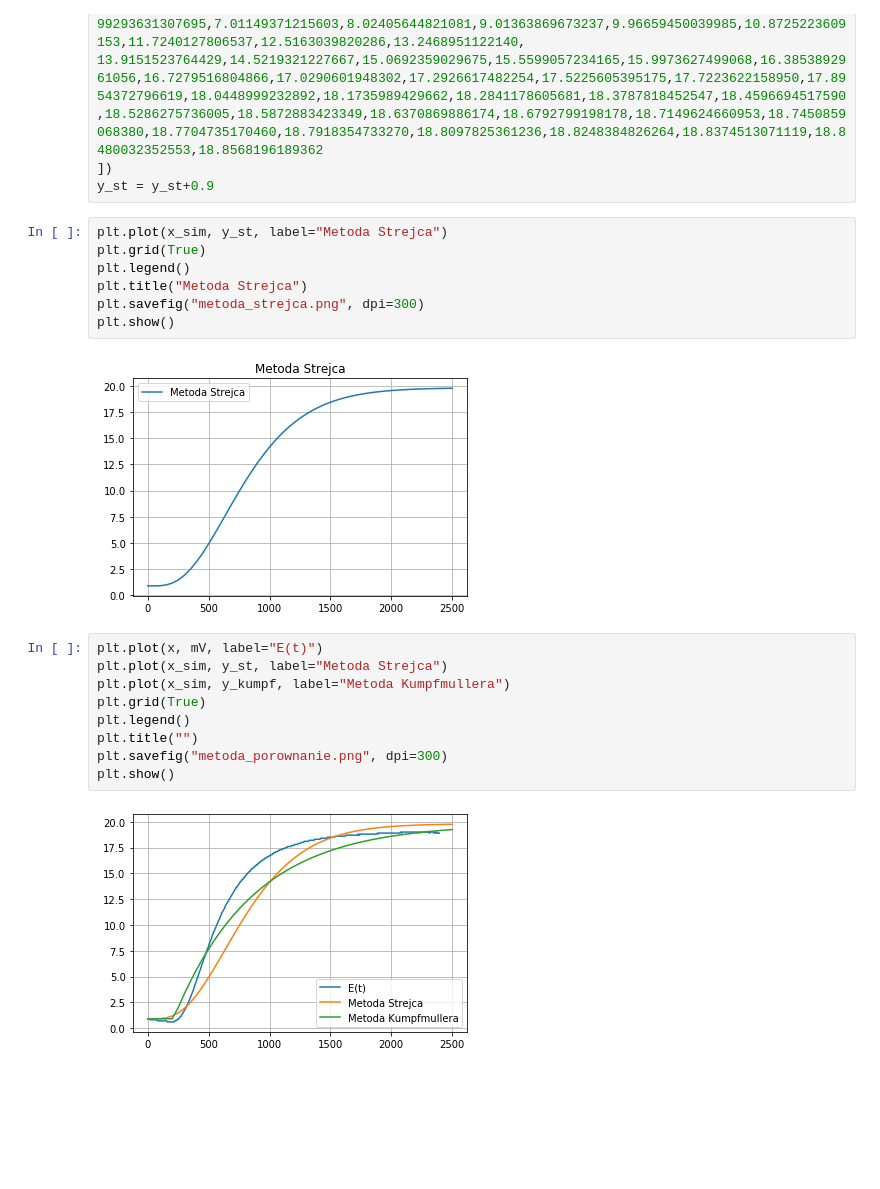
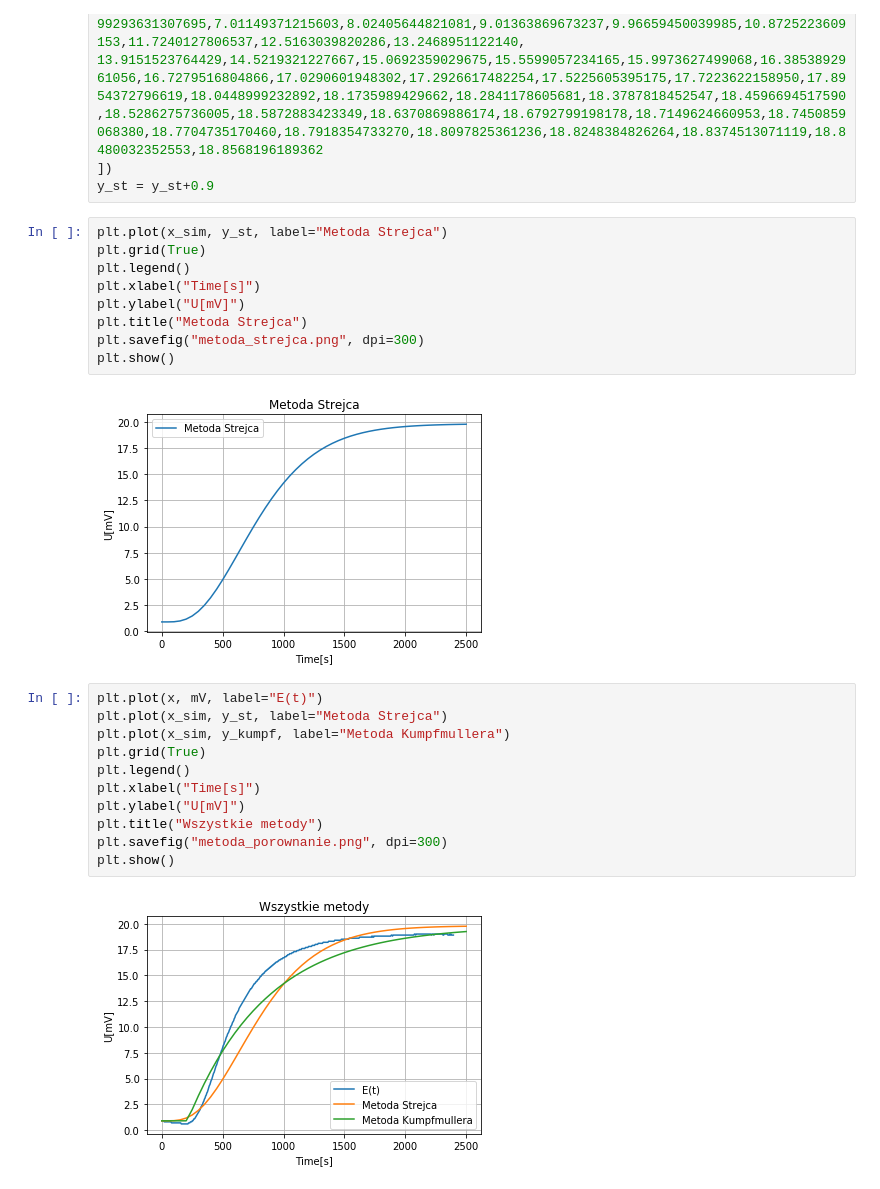
Before and after one commit to John15321/UOA, a Jupyter notebook: CW1/oesu.ipynb, the cells around one changed output. Drawn from its saved outputs; the diff is of its cells as text; blank space fills up the shorter version.

```diff
--- a/CW1/oesu.ipynb
+++ b/CW1/oesu.ipynb
@@ -152,19 +154,23 @@ y_st = y_st+0.9
 plt.plot(x_sim, y_st, label="Metoda Strejca")
 plt.grid(True)
 plt.legend()
+plt.xlabel("Time[s]")
+plt.ylabel("U[mV]")
 plt.title("Metoda Strejca")
 plt.savefig("metoda_strejca.png", dpi=300)
 plt.show()
 # %% [output]
-[figure, old version]
+[figure, new version]
 # %%
 plt.plot(x, mV, label="E(t)")
 plt.plot(x_sim, y_st, label="Metoda Strejca")
 plt.plot(x_sim, y_kumpf, label="Metoda Kumpfmullera")
 plt.grid(True)
 plt.legend()
-plt.title("")
+plt.xlabel("Time[s]")
+plt.ylabel("U[mV]")
+plt.title("Wszystkie metody")
 plt.savefig("metoda_porownanie.png", dpi=300)
 plt.show()
 # %% [output]
-[figure, old version]
+[figure, new version]
```
Also changed, not shown: parts of 1 cell of this notebook, 3 other files.
